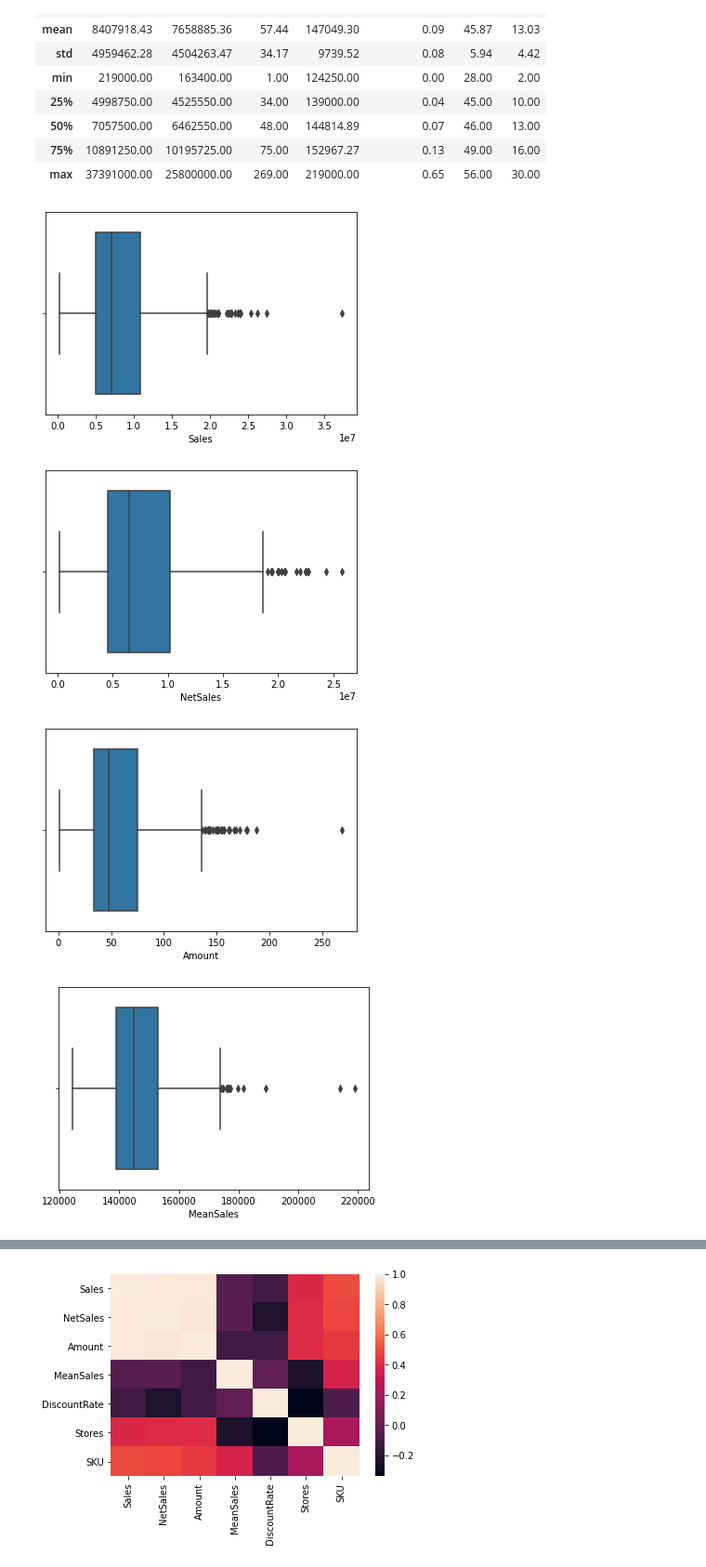
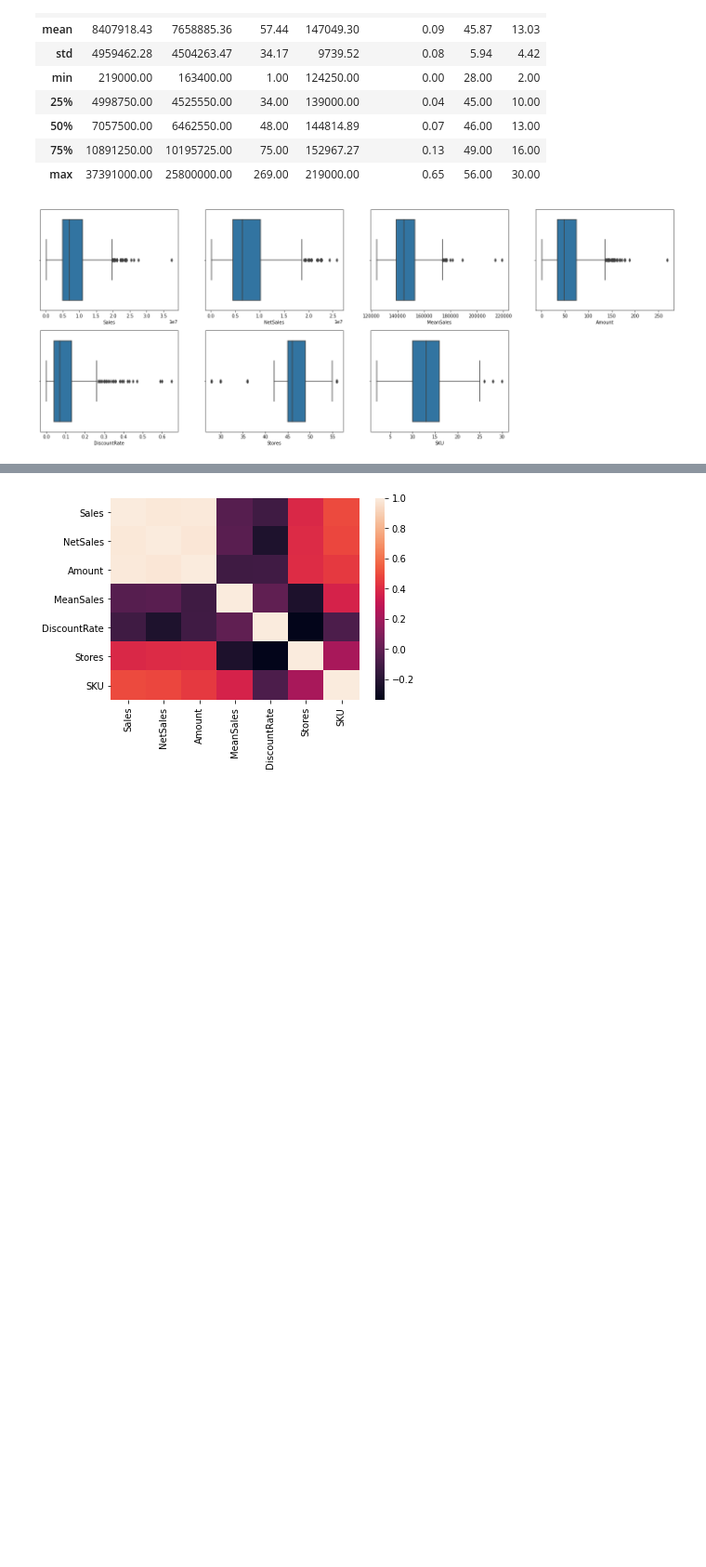
Before and after one commit to csLee94/project_notebook, a Jupyter notebook: SalesPredict_N.ipynb, the cells around one changed output, grey strips where cells are left out. Shown at 93% size. Saved outputs shown, nothing was run; the diff lists cells and outputs as text; code cells hidden in the pictures; blank space fills up the shorter version.

```diff
--- a/SalesPredict_N.ipynb
+++ b/SalesPredict_N.ipynb
@@ -17,9 +19,11 @@ df = pd.read_excel('/content/drive/MyDrive/Data/SalesData.xlsx')
 # %%
 # DataSet의 Columns Name 변경
 df.columns = ['Date', 'Sales', 'NetSales', 'Amount', 'MeanSales', 'DiscountRate', 'Stores', 'SKU']
+# 기본 7 Columns 변수 할당
+dflst = ['Sales', 'NetSales', 'MeanSales', 'Amount', 'DiscountRate', 'Stores', 'SKU']
 # DataFrame 출력 format 설정_ 과학적 표기법 사용X
 pd.options.display.float_format = '{:.2f}'.format
-df
+df.head()
 # %% [output]
 |  | Date | Sales | NetSales | Amount | MeanSales | DiscountRate | Stores | SKU |
 | 0 | 2017-06-01 | 2502000 | 2383400 | 18 | 139000.00 | 0.05 | 48 | 4 |
@@ -68,12 +83,13 @@ df.describe()
 | 75% | 10891250.00 | 10195725.00 | 75.00 | 152967.27 | 0.13 | 49.00 | 16.00 |
 | max | 37391000.00 | 25800000.00 | 269.00 | 219000.00 | 0.65 | 56.00 | 30.00 |
 # %%
-for tempcol in list(df.columns)[1:]:
-  subplot()
-  ns.boxplot(data=df, x=tempcol)
-  plt.show()
+i = 1
+plt.figure(figsize=(25,9))
+for tempcol in dflst:
+  plt.subplot(2,4,i)
+  sns.boxplot(data=df, x=tempcol)
+  i = i+1
+
+plt.show()
 # %% [output]
-[figure, old version]
+[figure, new version]
-[figure, removed]
-[figure, removed]
-[figure, removed]
```
Also changed, not shown: parts of 43 cells of this notebook.
